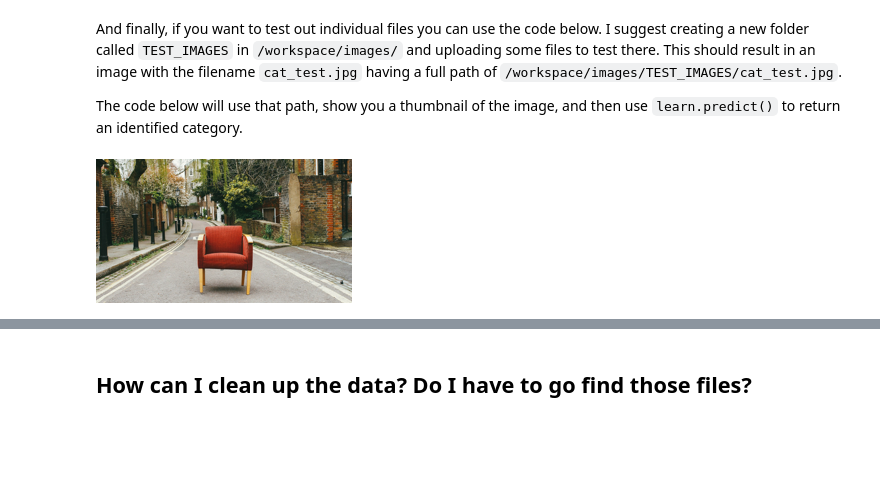
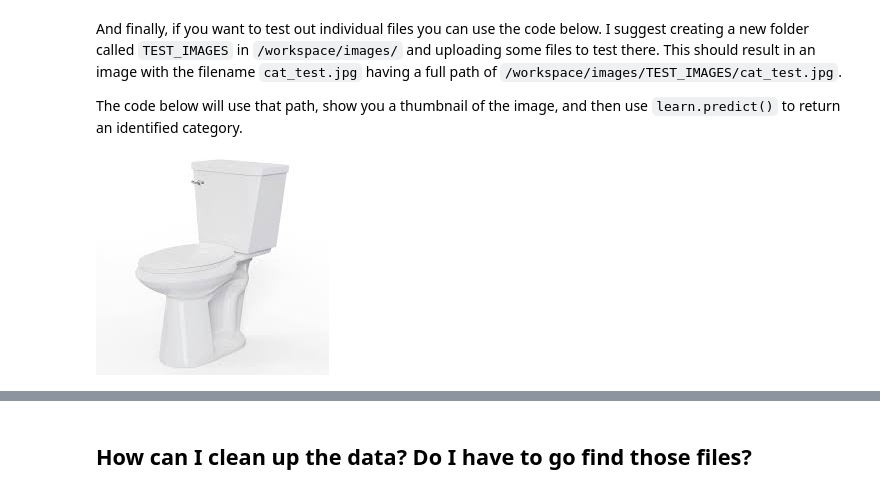
Before and after one commit to CapeKiller/indigigenius-valdez.aicode.camp, a Jupyter notebook: 02-deep-learning-computer-vision/notebooks/3 - Day Three - Fine Tuning A Pre-Trained Model/02 & 03 - Learner, Fine Tuning, and Cleaning.ipynb, the cells around one changed output, grey strips where cells are left out. Saved outputs shown, nothing was run; the diff lists cells and outputs as text; code cells hidden in the pictures; blank space fills up the shorter version.

```diff
--- a/02-deep-learning-computer-vision/notebooks/3 - Day Three - Fine Tuning A Pre-Trained Model/02 & 03 - Learner, Fine Tuning, and Cleaning.ipynb
+++ b/02-deep-learning-computer-vision/notebooks/3 - Day Three - Fine Tuning A Pre-Trained Model/02 & 03 - Learner, Fine Tuning, and Cleaning.ipynb
@@ -183,10 +189,10 @@ And finally, if you want to test out individual files you can use the code below
 
 The code below will use that path, show you a thumbnail of the image, and then use `learn.predict()` to return an identified category.
 # %%
-img_path = '/workspace/images/TEST_IMAGES/testchair.jpg'
+img_path = '/workspace/images/TEST_IMAGES/toilet2.jpg'
 Image.open(img_path).to_thumb(256,256)
 # %% [output]
-[figure, old version]
+[figure, new version]
 # %%
 category,_,probs = learn.predict(PILImage.create(img_path))
 print(f"This is a: {category}.")
```
Also changed, not shown: parts of 11 cells of this notebook, 1 other file.
